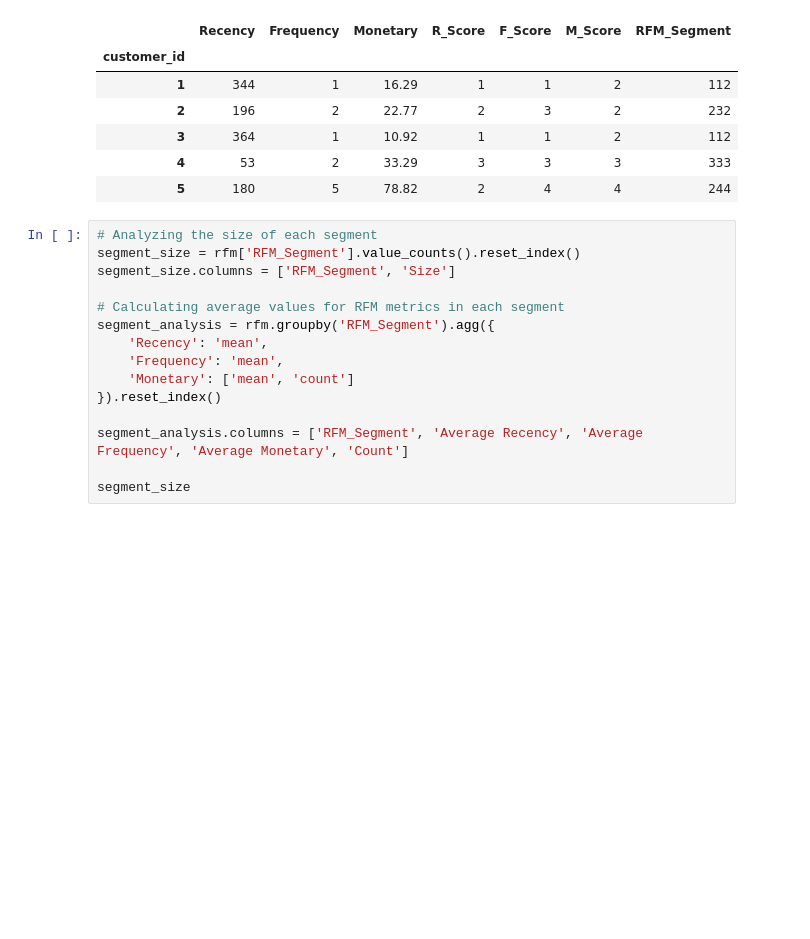
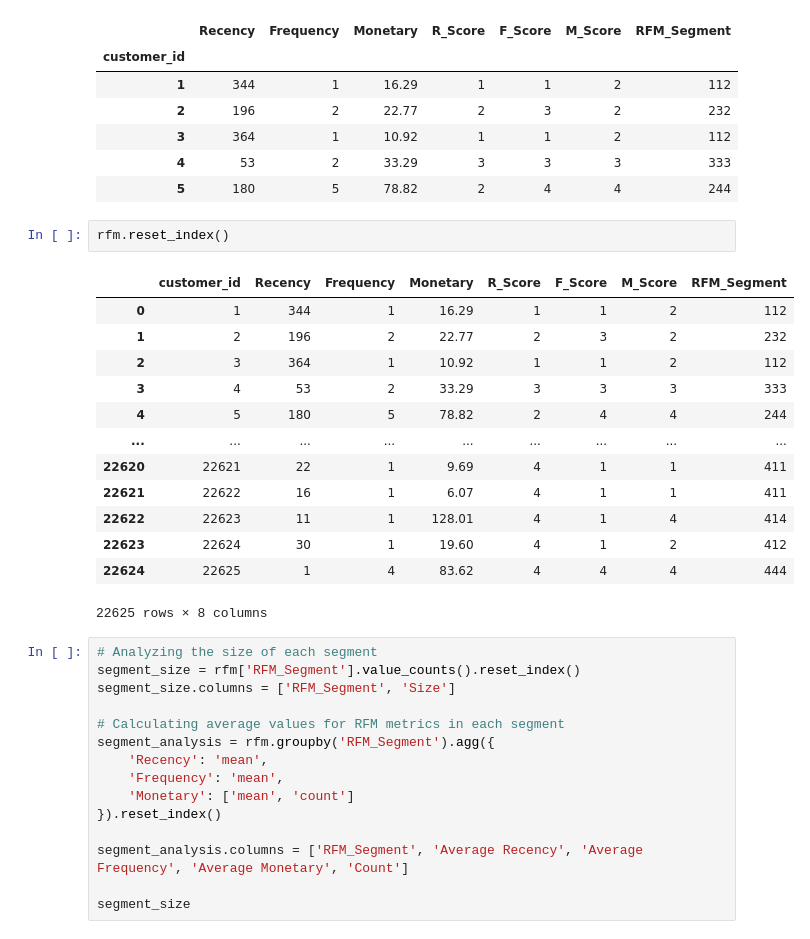
Before and after one commit to jtprado/capstone, a Jupyter notebook: main.ipynb, the cells around one changed output. Saved outputs shown, nothing was run; the diff lists cells and outputs as text; blank space fills up the shorter version.

```diff
--- a/main.ipynb
+++ b/main.ipynb
@@ -224,6 +224,22 @@ rfm.head()
 | 3 | 364 | 1 | 10.92 | 1 | 1 | 2 | 112 |
 | 4 | 53 | 2 | 33.29 | 3 | 3 | 3 | 333 |
 | 5 | 180 | 5 | 78.82 | 2 | 4 | 4 | 244 |
+# %%
+rfm.reset_index()
+# %% [output]
+|  | customer_id | Recency | Frequency | Monetary | R_Score | F_Score | M_Score | RFM_Segment |
+| 0 | 1 | 344 | 1 | 16.29 | 1 | 1 | 2 | 112 |
+| 1 | 2 | 196 | 2 | 22.77 | 2 | 3 | 2 | 232 |
+| 2 | 3 | 364 | 1 | 10.92 | 1 | 1 | 2 | 112 |
+| 3 | 4 | 53 | 2 | 33.29 | 3 | 3 | 3 | 333 |
+| 4 | 5 | 180 | 5 | 78.82 | 2 | 4 | 4 | 244 |
+| ... | ... | ... | ... | ... | ... | ... | ... | ... |
+| 22620 | 22621 | 22 | 1 | 9.69 | 4 | 1 | 1 | 411 |
+| 22621 | 22622 | 16 | 1 | 6.07 | 4 | 1 | 1 | 411 |
+| 22622 | 22623 | 11 | 1 | 128.01 | 4 | 1 | 4 | 414 |
+| 22623 | 22624 | 30 | 1 | 19.60 | 4 | 1 | 2 | 412 |
+| 22624 | 22625 | 1 | 4 | 83.62 | 4 | 4 | 4 | 444 |
+22625 rows × 8 columns
 # %%
 # Analyzing the size of each segment
 segment_size = rfm['RFM_Segment'].value_counts().reset_index()
```
Also changed, not shown: parts of 2 cells of this notebook.
